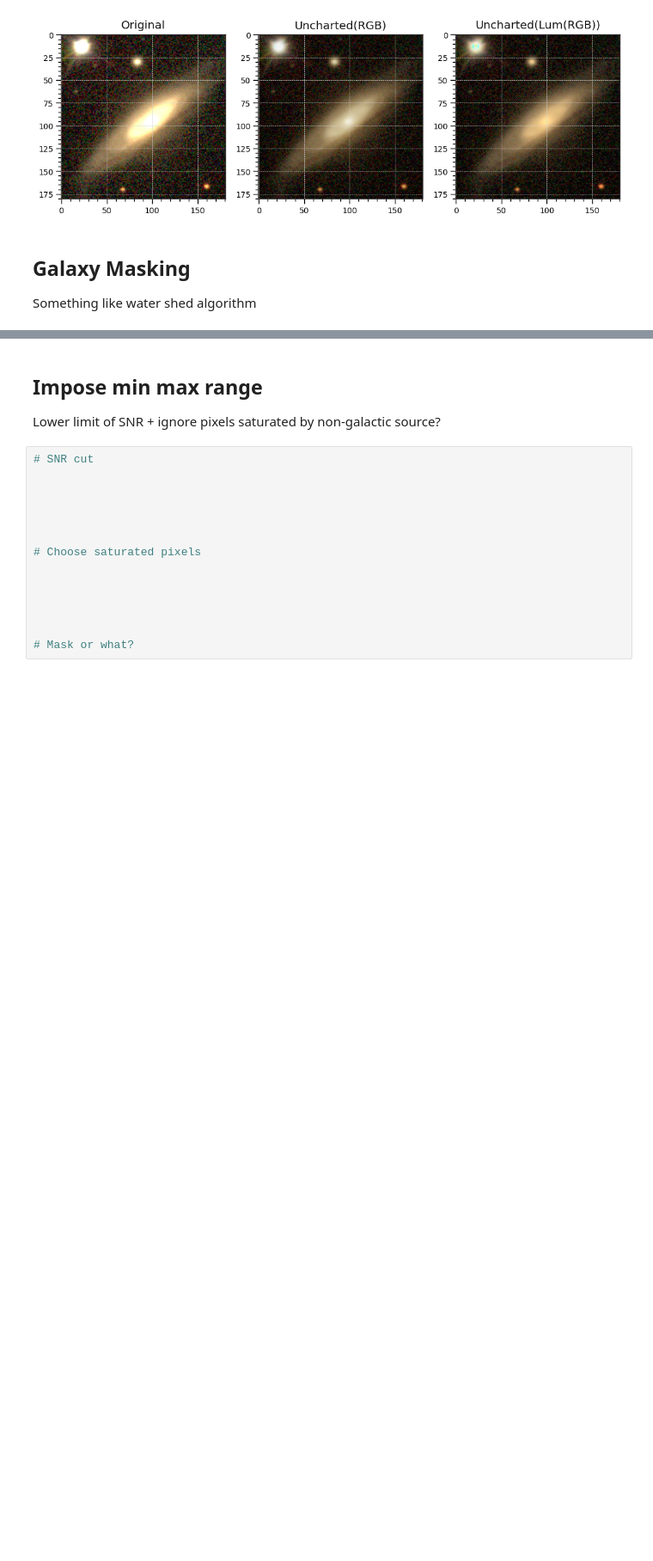
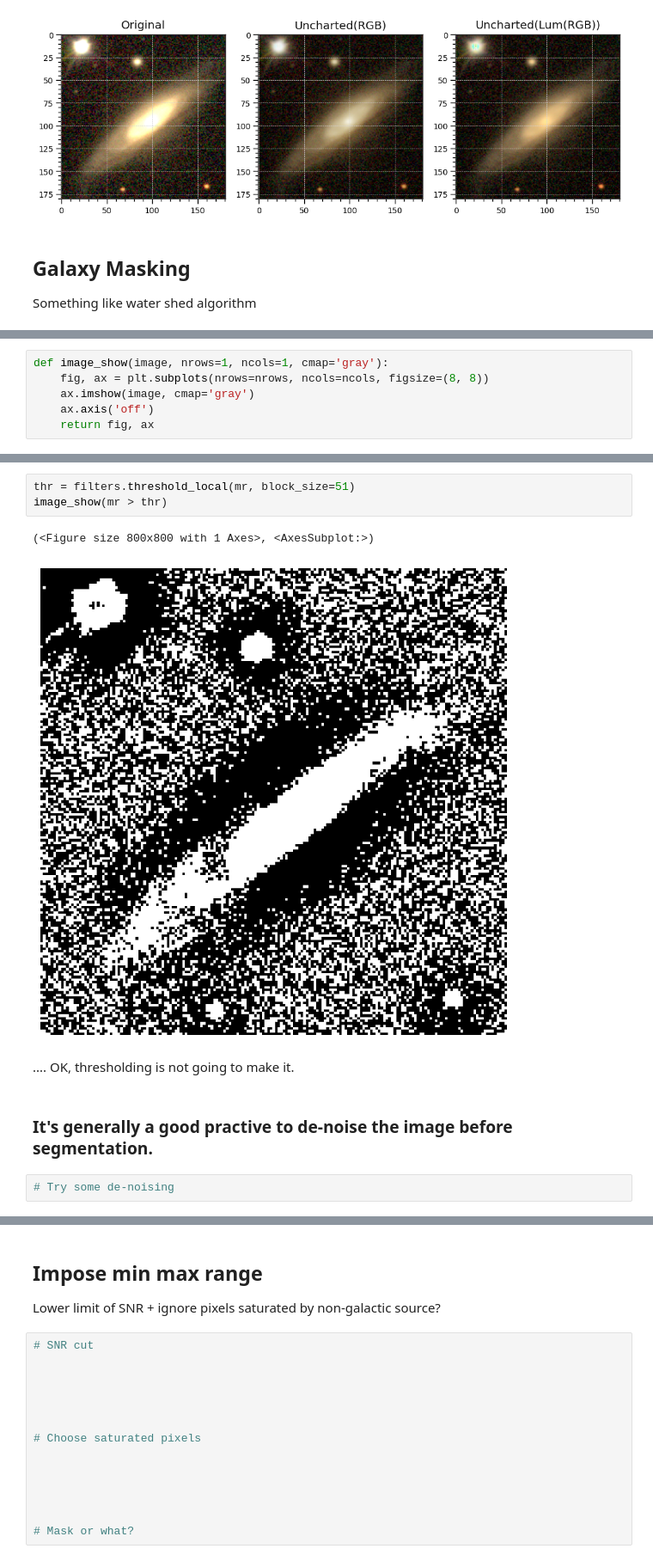
Before and after one commit to Hoseung/astroBF, a Jupyter notebook: notebooks/Galaxy test case.ipynb, the cells around one changed output, grey strips where cells are left out. Shown at 86% size. Cells and saved outputs as stored; diff of their text form; blank space fills up the shorter version.

```diff
--- a/notebooks/Galaxy test case.ipynb
+++ b/notebooks/Galaxy test case.ipynb
@@ -88,0 +127,6 @@ masked = mask_galaxy(img)
+# %%
+def image_show(image, nrows=1, ncols=1, cmap='gray'):
+    fig, ax = plt.subplots(nrows=nrows, ncols=ncols, figsize=(8, 8))
+    ax.imshow(image, cmap='gray')
+    ax.axis('off')
+    return fig, ax
@@ -88,0 +137,12 @@ masked = mask_galaxy(img)
+# %%
+thr = filters.threshold_local(mr, block_size=51)
+image_show(mr > thr)
+# %% [output]
+(<Figure size 800x800 with 1 Axes>, <AxesSubplot:>)
+[figure, added]
+# %% [markdown]
+.... OK, thresholding is not going to make it.
+# %% [markdown]
+### It's generally a good practive to de-noise the image before segmentation.
+# %%
+# Try some de-noising
```
Also changed, not shown: parts of 20 cells of this notebook, 2 other files.
